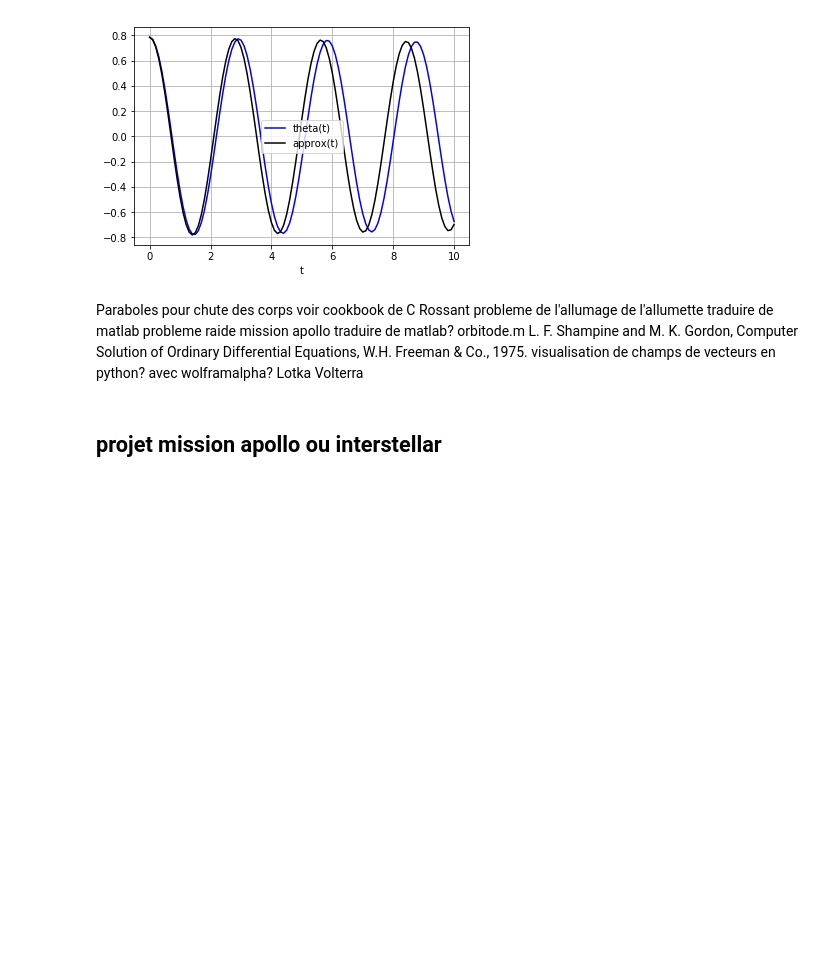
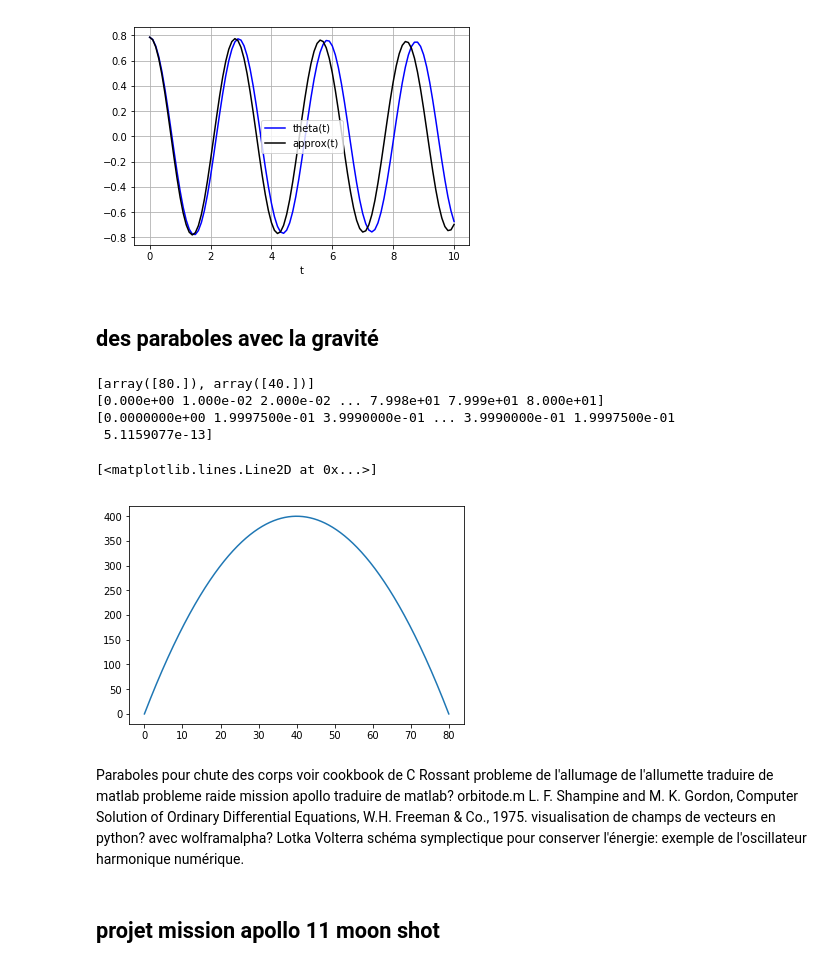
Before and after one commit to azerad/labomathedo, a Jupyter notebook: labomathedo.ipynb, the cells around one changed output. Saved outputs shown, nothing was run; the diff lists cells and outputs as text; code cells hidden in the pictures; blank space fills up the shorter version.

```diff
--- a/labomathedo.ipynb
+++ b/labomathedo.ipynb
@@ -249,6 +266,39 @@ plt.grid()
 plt.show()
 # %% [output]
 [figure]
+# %% [markdown]
+## des paraboles avec la gravité
+# %%
+from scipy.integrate import solve_ivp
+
+def upward_cannon(t, y):
+    return [y[1], -0.5]
+
+def hit_ground(t, y):
+    return y[0]
+hit_ground.terminal = True
+hit_ground.direction = -1
+
+def apex(t,y):
+    return y[1]
+
+#instant où on veut la solution
+tt=np.arange(0,100.01,0.01)
+
+sol = solve_ivp(upward_cannon, [0, 100], [0, 20],t_eval=tt, events=(hit_ground,apex))
+# intervalle de temps =[0,100]
+# position, vitesse initiales = [0, 20]
+print(sol.t_events)
+print(sol.t)
+print(sol.y[0])
+plt.plot(sol.t,sol.y[0])
+# %% [output]
+[array([80.]), array([40.])]
+[0.000e+00 1.000e-02 2.000e-02 ... 7.998e+01 7.999e+01 8.000e+01]
+[0.0000000e+00 1.9997500e-01 3.9990000e-01 ... 3.9990000e-01 1.9997500e-01
+ 5.1159077e-13]
+[<matplotlib.lines.Line2D at 0x...>]
+[figure, added]
 # %% [markdown]
 Paraboles pour chute des corps voir cookbook de C Rossant
 probleme de l'allumage de l'allumette traduire de matlab probleme raide
@@ -258,5 +308,7 @@ L. F. Shampine and M. K. Gordon, Computer Solution of Ordinary
 Differential Equations, W.H. Freeman & Co., 1975.
 visualisation de champs de vecteurs en python? avec wolframalpha?
 Lotka Volterra
+schéma symplectique pour conserver l'énergie:
+exemple de l'oscillateur harmonique numérique.
 # %% [markdown]
-## projet mission apollo ou interstellar
+## projet mission apollo 11 moon shot
```
Also changed, not shown: parts of 9 cells of this notebook.
